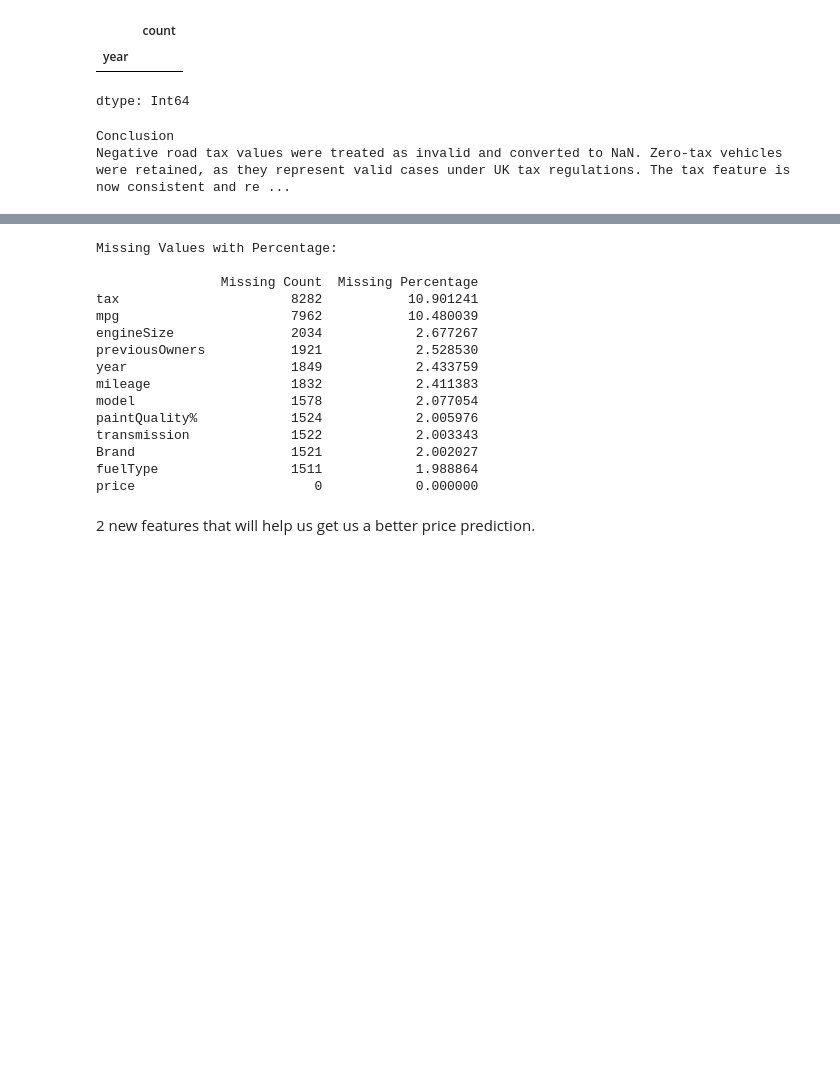
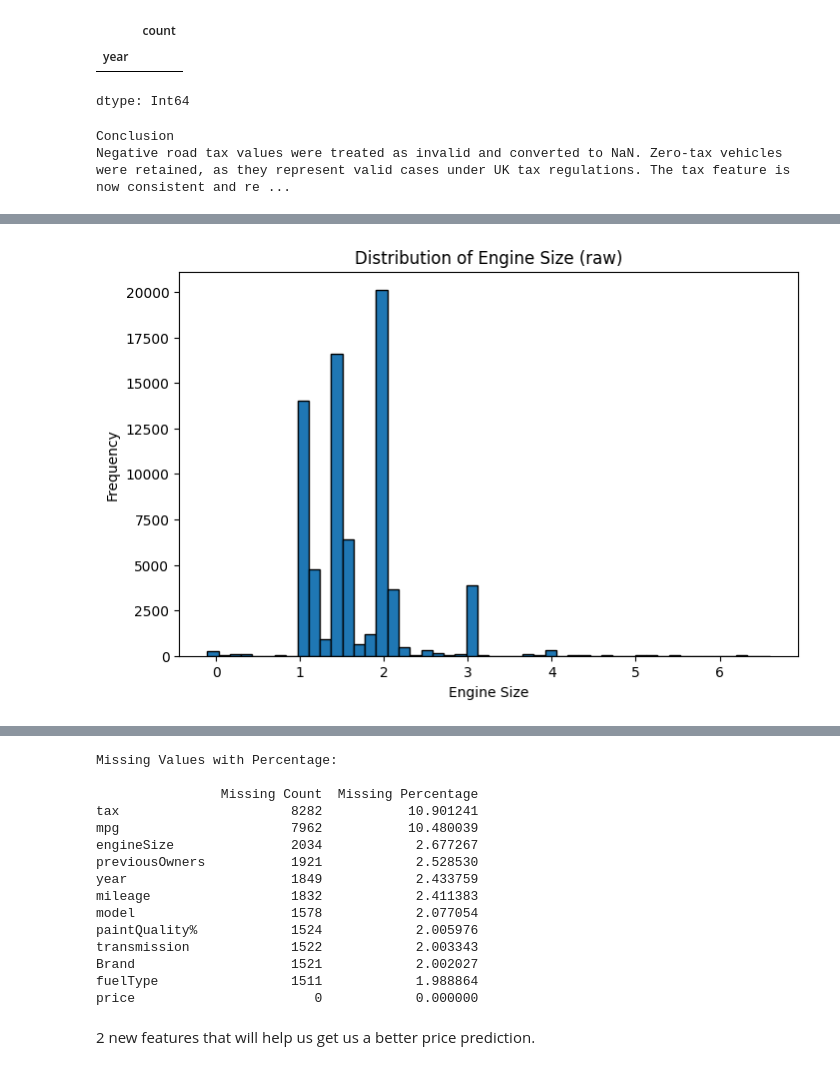
Before and after one commit to carlosoamorim/cars-4-you, a Jupyter notebook: Group57_part1.ipynb, the cells around one changed output, grey strips where cells are left out. Saved outputs shown, nothing was run; the diff lists cells and outputs as text; code cells hidden in the pictures; blank space fills up the shorter version.

```diff
--- a/Group57_part1.ipynb
+++ b/Group57_part1.ipynb
@@ -1541,0 +1501,88 @@ plt.show()
+# %%
+# =========================================
+# EngineSize feature — Exploration
+# =========================================
+
+from IPython.display import display, HTML
+import matplotlib.pyplot as plt
+import numpy as np
+
+# ---- Distribution of engineSize (raw)
+plt.figure(figsize=(8, 5))
+plt.hist(df["engineSize"].dropna(), bins=50, edgecolor="black")
+plt.title("Distribution of Engine Size (raw)")
+plt.xlabel("Engine Size")
+plt.ylabel("Frequency")
+plt.show()
+
+
+# ---- Suspiciously small engine sizes
+display(HTML("""
+<div style="background-color:#e8f1ff; padding:8px; border-radius:6px; border-left:5px solid #1f77ff;">
+<b>EngineSize — values below 1.0</b>
+</div>
+"""))
+display(df[df["engineSize"] < 1])
+
+
+# ---- Missing values
+display(HTML("""
+<div style="background-color:#e8f1ff; padding:8px; border-radius:6px; border-left:5px solid #1f77ff;">
+<b>EngineSize — missing values</b>
+</div>
+"""))
+display(df[df["engineSize"].isna()])
+
+
+# ---- Extremely large engine sizes
+display(HTML("""
+<div style="background-color:#e8f1ff; padding:8px; border-radius:6px; border-left:5px solid #1f77ff;">
+<b>EngineSize — values above 6.0</b>
+</div>
+"""))
+display(df[df["engineSize"] > 6])
+
+
+# ---- Apply domain-based correction
+display(HTML("""
+<div style="background-color:#e8f1ff; padding:8px; border-radius:6px; border-left:5px solid #1f77ff;">
+<b>EngineSize — domain constraint</b><br>
+The smallest realistic engine sizes are approximately between <b>0.6</b> and
+<b>1.0</b> liters. Values below this threshold are treated as invalid inputs and
+set to <b>NaN</b>.
+</div>
+"""))
+
+df = impossible_to_nan(df, "engineSize", 0.6)
+
+
+# ---- Missing values after preprocessing
+display(HTML("""
+<div style="background-color:#e8f1ff; padding:8px; border-radius:6px; border-left:5px solid #1f77ff;">
+<b>EngineSize — missing values after preprocessing</b>
+</div>
+"""))
+display(df[df["engineSize"].isna()])
+
+
+# ---- Distribution after preprocessing
+plt.figure(figsize=(8, 5))
+plt.hist(df["engineSize"].dropna(), bins=50, edgecolor="black")
+plt.title("Distribution of Engine Size (after preprocessing)")
+plt.xlabel("Engine Size")
+plt.ylabel("Frequency")
+plt.show()
+
+
+# ---- Conclusion
+display(HTML("""
+<div style="background-color:#e8f1ff; padding:8px; border-radius:6px; border-left:5px solid #1f77ff;">
+<b>Conclusion</b><br>
+Unrealistic engine size values were identified using domain knowledge and
+converted to <b>NaN</b>. After preprocessing, the <b>engineSize</b> feature
+exhibits a coherent distribution and is suitable for numerical imputation
+and scaling within the machine learning pipeline.
+</div>
+"""))
+# %% [output]
+[figure, added]
```
Also changed, not shown: parts of 49 cells of this notebook.
